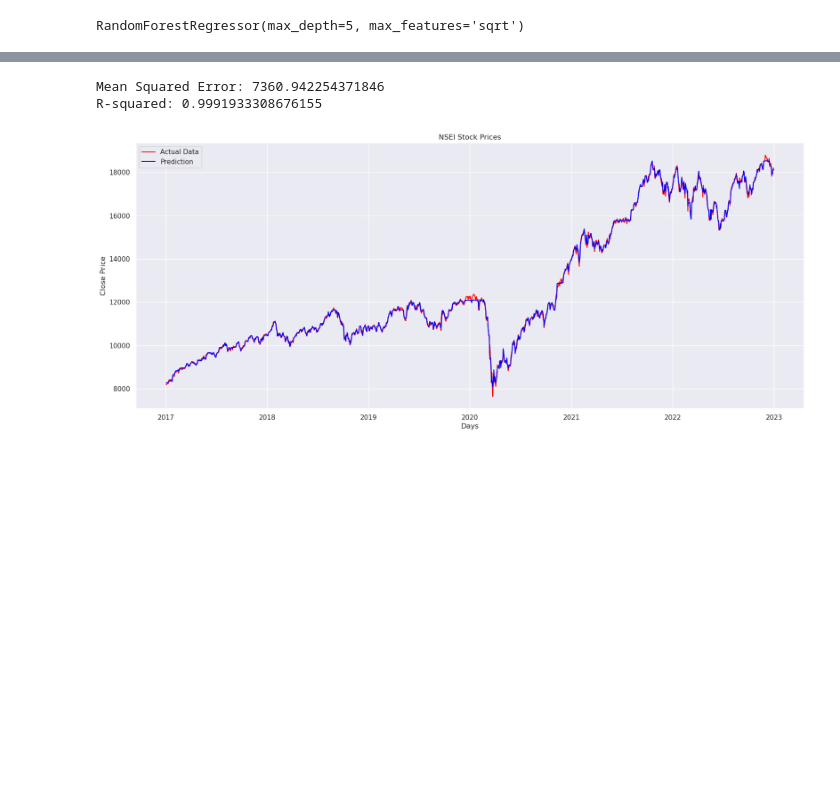
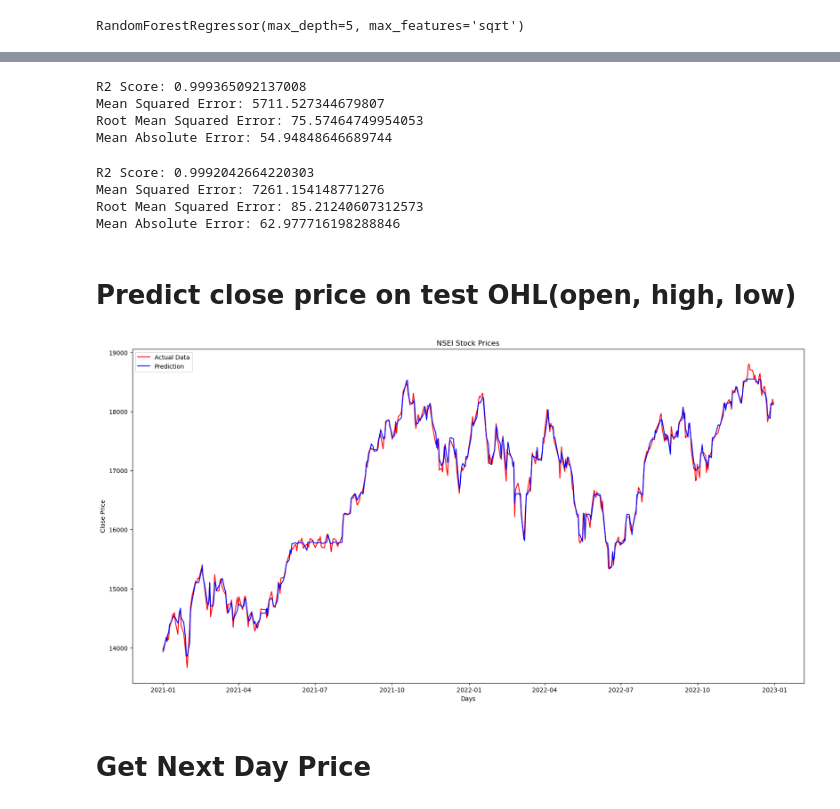
Before and after one commit to Abbas-Source/alianzworkz-internship, a Jupyter notebook: RandomForestRegressor/stock-price-prediction-using-random-forest.ipynb, the cells around one changed output, grey strips where cells are left out. Drawn from its saved outputs; the diff is of its cells as text; code cells hidden in the pictures; blank space fills up the shorter version.

```diff
--- a/RandomForestRegressor/stock-price-prediction-using-random-forest.ipynb
+++ b/RandomForestRegressor/stock-price-prediction-using-random-forest.ipynb
@@ -35,8 +34,23 @@ df.head
 2022-12-30 09:15:00+05:30  18080.30  18117.05
 
 [1478 rows x 6 columns]>
+# %%
+#define the feature columns and target column
+features = ['open', 'high', 'low']
+target = 'close'
 # %%
 #train/test split
-x=df[['open','high','low']]
-y=df['close']
+x=df[features]
+y=df[target]
 x_train, x_test, y_train, y_test = train_test_split(x, y, test_size=0.3, random_state=42)
+# %%
+#train/test data plotting
+train=df.loc[df.index<'01-01-2021']
+test=df.loc[df.index>='31-12-2020']
+
+fig,ax=plt.subplots(figsize=(15,5))
+train.plot(ax=ax,label='Training Set')
+test.plot(ax=ax,label='Test Set')
+ax.axvline('01-01-2021',color='black')
+ax.legend(['Train','Test'])
+plt.show()
@@ -72,25 +70,51 @@ y_pred
-# %%
-mse = mean_squared_error(y_test, y_pred)
-r2 = r2_score(y_test, y_pred)
-print('Mean Squared Error:', mse)
-print('R-squared:', r2)
-# %% [output]
-Mean Squared Error: 7360.942254371846
-R-squared: 0.9991933308676155
+# %%
+#evaluate model's performance on train data
+predict = rf.predict(x_train)
+r2 = r2_score(y_train, predict)
+mse = mean_squared_error(y_train, predict)
+rmse = mean_squared_error(y_train, predict, squared=False)
+mae = mean_absolute_error(y_train, predict)
+print("R2 Score:", r2)
+print("Mean Squared Error:", mse)
+print("Root Mean Squared Error:", rmse)
+print("Mean Absolute Error:", mae)
+# %% [output]
+R2 Score: 0.999365092137008
+Mean Squared Error: 5711.527344679807
+Root Mean Squared Error: 75.57464749954053
+Mean Absolute Error: 54.94848646689744
+# %%
+#evaluate model's performance on test data
+r2 = r2_score(y_test, y_pred)
+mse = mean_squared_error(y_test, y_pred)
+rmse = mean_squared_error(y_test, y_pred, squared=False)
+mae = mean_absolute_error(y_test, y_pred)
+print("R2 Score:", r2)
+print("Mean Squared Error:", mse)
+print("Root Mean Squared Error:", rmse)
+print("Mean Absolute Error:", mae)
+# %% [output]
+R2 Score: 0.9992042664220303
+Mean Squared Error: 7261.154148771276
+Root Mean Squared Error: 85.21240607312573
+Mean Absolute Error: 62.977716198288846
+# %% [markdown]
+# Predict close price on test OHL(open, high, low)
 # %%
 #predictions for data
-y_pred = rf.predict(df[['open','high','low']])
+test_ohl=test[features]
+y_pred = rf.predict(test_ohl)
 # %%
 #plotting
-plt.rcParams["figure.figsize"] = (20,8)
+plt.rcParams["figure.figsize"] = (20,10)
 
-plt.plot(df.index,df['close'], color = 'red', label="Actual Data")
-plt.plot(df.index,y_pred, color='blue', label="Prediction")
+plt.plot(test.index,test[target], color = 'red', label="Actual Data")
+plt.plot(test.index,y_pred, color='blue', label="Prediction")
 
 plt.title('NSEI Stock Prices')
 plt.xlabel('Days')
 plt.ylabel('Close Price')
 plt.legend()
 plt.show()
 # %% [output]
-[figure, old version]
+[figure, new version]
@@ -96,0 +157,2 @@ plt.show()
+# %% [markdown]
+# Get Next Day Price
```
Also changed, not shown: parts of 13 cells of this notebook, 1 other file.
